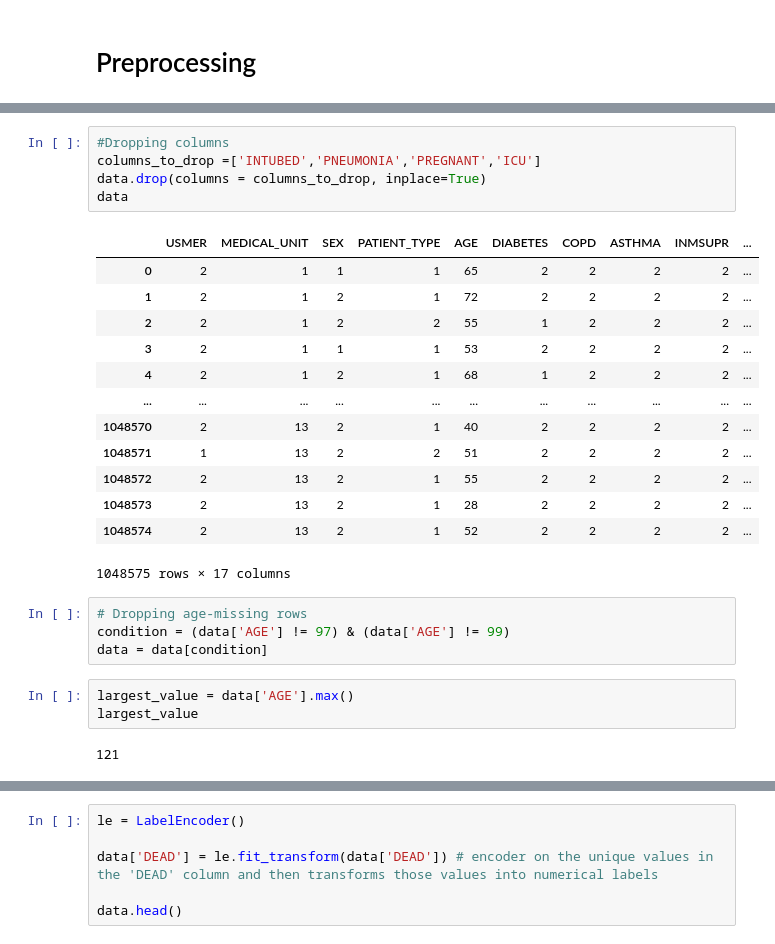
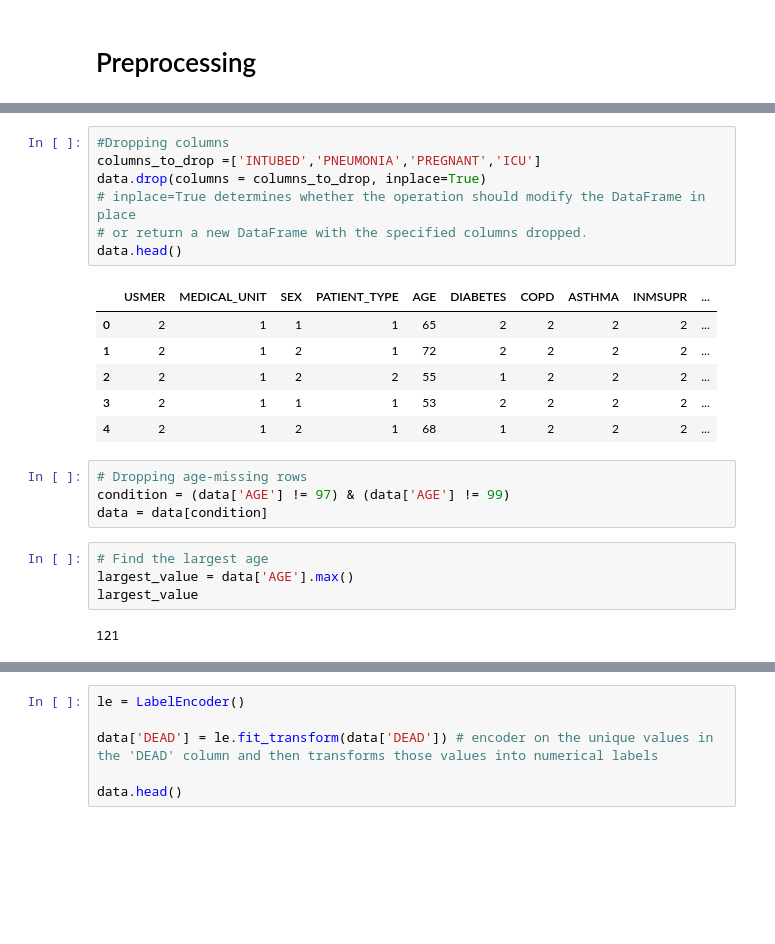
Before and after one commit to Jessie-mx-zhang/Covid-19, a Jupyter notebook: Covid.ipynb, the cells around one changed output, grey strips where cells are left out. Cells and saved outputs as stored; diff of their text form; blank space fills up the shorter version.

```diff
--- a/Covid.ipynb
+++ b/Covid.ipynb
@@ -139,27 +133,23 @@ DEAD: 0
 # %%
 #Dropping columns
 columns_to_drop =['INTUBED','PNEUMONIA','PREGNANT','ICU']
 data.drop(columns = columns_to_drop, inplace=True)
-data
+# inplace=True determines whether the operation should modify the DataFrame in place
+# or return a new DataFrame with the specified columns dropped.
+data.head()
 # %% [output]
 |  | USMER | MEDICAL_UNIT | SEX | PATIENT_TYPE | AGE | DIABETES | COPD | ASTHMA | INMSUPR | ... |
 | 0 | 2 | 1 | 1 | 1 | 65 | 2 | 2 | 2 | 2 | ... |
 | 1 | 2 | 1 | 2 | 1 | 72 | 2 | 2 | 2 | 2 | ... |
 | 2 | 2 | 1 | 2 | 2 | 55 | 1 | 2 | 2 | 2 | ... |
 | 3 | 2 | 1 | 1 | 1 | 53 | 2 | 2 | 2 | 2 | ... |
 | 4 | 2 | 1 | 2 | 1 | 68 | 1 | 2 | 2 | 2 | ... |
-| ... | ... | ... | ... | ... | ... | ... | ... | ... | ... | ... |
-| 1048570 | 2 | 13 | 2 | 1 | 40 | 2 | 2 | 2 | 2 | ... |
-| 1048571 | 1 | 13 | 2 | 2 | 51 | 2 | 2 | 2 | 2 | ... |
-| 1048572 | 2 | 13 | 2 | 1 | 55 | 2 | 2 | 2 | 2 | ... |
-| 1048573 | 2 | 13 | 2 | 1 | 28 | 2 | 2 | 2 | 2 | ... |
-| 1048574 | 2 | 13 | 2 | 1 | 52 | 2 | 2 | 2 | 2 | ... |
-1048575 rows × 17 columns
 # %%
 # Dropping age-missing rows
 condition = (data['AGE'] != 97) & (data['AGE'] != 99)
 data = data[condition]
 # %%
+# Find the largest age
 largest_value = data['AGE'].max()
 largest_value
 # %% [output]
```
Also changed, not shown: parts of 3 cells of this notebook.
